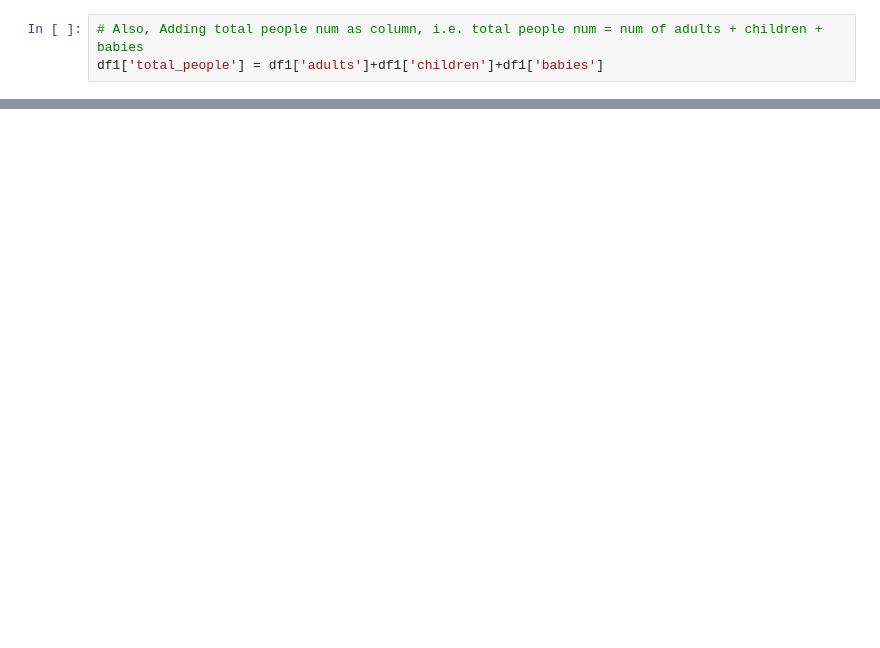
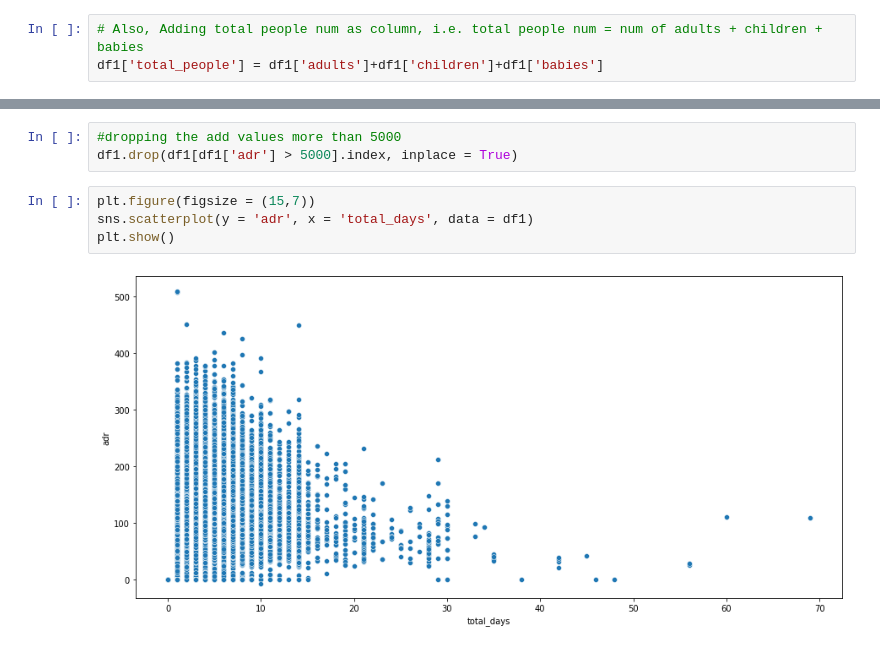
Before and after one commit to gauravmalakar08/Hotel-Booking-Analysis, a Jupyter notebook: Hotel_Booking_Analysis_Capstone_Project.ipynb, the cells around one changed output, grey strips where cells are left out. Cells and saved outputs as stored; diff of their text form; blank space fills up the shorter version.

```diff
--- a/Hotel_Booking_Analysis_Capstone_Project.ipynb
+++ b/Hotel_Booking_Analysis_Capstone_Project.ipynb
@@ -236,0 +260,9 @@ Index(['hotel', 'is_canceled', 'lead_time', 'arrival_date_year',
+# %%
+#dropping the add values more than 5000
+df1.drop(df1[df1['adr'] > 5000].index, inplace = True)
+# %%
+plt.figure(figsize = (15,7))
+sns.scatterplot(y = 'adr', x = 'total_days', data = df1)
+plt.show()
+# %% [output]
+[figure, added]
```
Also changed, not shown: parts of 59 cells of this notebook.
